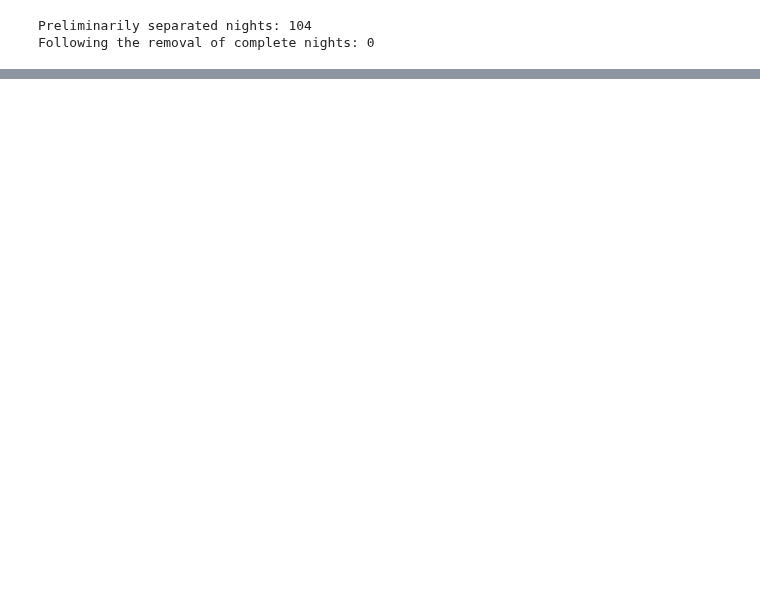
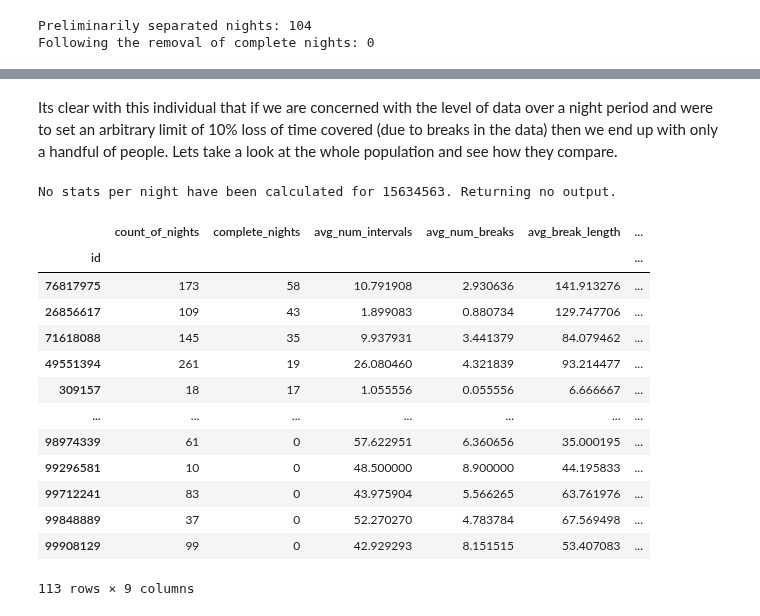
Before and after one commit to rdbrist/masters_project, a Jupyter notebook: notebooks/2.01-rd-candidate-selection-analysis.ipynb, the cells around one changed output, grey strips where cells are left out. Drawn from its saved outputs; the diff is of its cells as text; code cells hidden in the pictures; blank space fills up the shorter version.

Commit message:
Continued with the exploration of the data ahead of selecting candidates.

```diff
--- a/notebooks/2.01-rd-candidate-selection-analysis.ipynb
+++ b/notebooks/2.01-rd-candidate-selection-analysis.ipynb
@@ -192,0 +333,32 @@ df_individual
+# %% [markdown]
+Its clear with this individual that if we are concerned with the level of data over a night period and were to set an arbitrary limit of 10% loss of time covered (due to breaks in the data) then we end up with only a handful of people. Lets take a look at the whole population and see how they compare.
+# %%
+overall_stats_list = []
+for id_val, df_individual in df_tuple_by_id:
+    nights = Nights(zip_id=id_val, df=df_individual, sample_rate=15)
+    stats = nights.overall_stats
+    if stats:  # skip if stats is None
+        stats['id'] = id_val
+        stats['period_total_intervals'] = nights.total_intervals()
+        stats['period_total_minutes'] = nights.total_minutes()
+        overall_stats_list.append(stats)
+
+df_overall_stats = pd.DataFrame(overall_stats_list)
+df_overall_stats = df_overall_stats.set_index('id')
+df_overall_stats.sort_values('complete_nights', ascending=False)
+# %% [output]
+No stats per night have been calculated for 15634563. Returning no output.
+|  | count_of_nights | complete_nights | avg_num_intervals | avg_num_breaks | avg_break_length | ... |
+| id |  |  |  |  |  | ... |
+| 76817975 | 173 | 58 | 10.791908 | 2.930636 | 141.913276 | ... |
+| 26856617 | 109 | 43 | 1.899083 | 0.880734 | 129.747706 | ... |
+| 71618088 | 145 | 35 | 9.937931 | 3.441379 | 84.079462 | ... |
+| 49551394 | 261 | 19 | 26.080460 | 4.321839 | 93.214477 | ... |
+| 309157 | 18 | 17 | 1.055556 | 0.055556 | 6.666667 | ... |
+| ... | ... | ... | ... | ... | ... | ... |
+| 98974339 | 61 | 0 | 57.622951 | 6.360656 | 35.000195 | ... |
+| 99296581 | 10 | 0 | 48.500000 | 8.900000 | 44.195833 | ... |
+| 99712241 | 83 | 0 | 43.975904 | 5.566265 | 63.761976 | ... |
+| 99848889 | 37 | 0 | 52.270270 | 4.783784 | 67.569498 | ... |
+| 99908129 | 99 | 0 | 42.929293 | 8.151515 | 53.407083 | ... |
+113 rows × 9 columns
```
Also changed, not shown: parts of 10 cells of this notebook.
